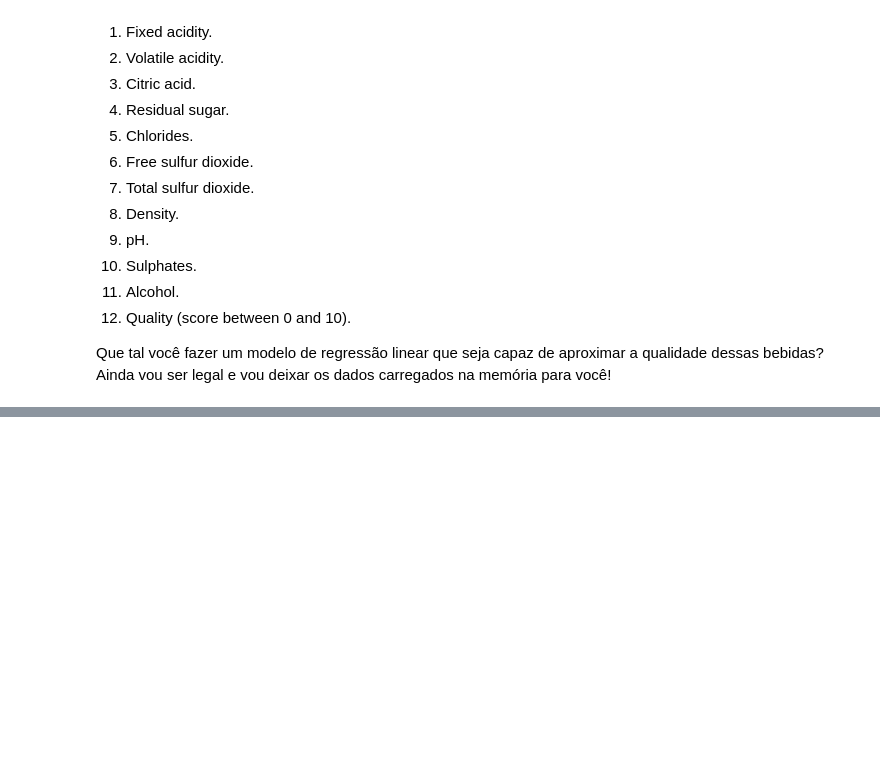
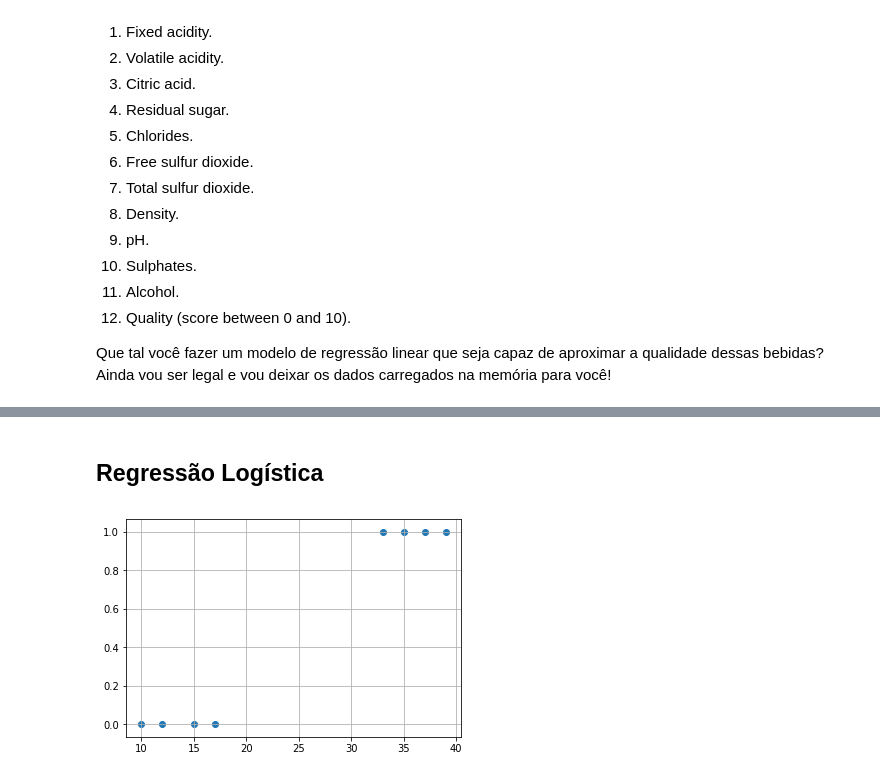
Before and after one commit to InsightLab/imersao-ciencia-de-dados, a Jupyter notebook: 2019/04-Modelos_Lineares/Modelos Lineares.ipynb, the cells around one changed output, grey strips where cells are left out. Drawn from its saved outputs; the diff is of its cells as text; code cells hidden in the pictures; blank space fills up the shorter version.

Commit message:
Adicionando células sobre Regressão Logística

```diff
--- a/2019/04-Modelos_Lineares/Modelos Lineares.ipynb
+++ b/2019/04-Modelos_Lineares/Modelos Lineares.ipynb
@@ -106,0 +136,10 @@ data.head()
+# %% [markdown]
+## Regressão Logística
+# %%
+M = np.array([[10],[12],[15],[17], [33],[35],[37],[39]])
+V = np.array([0,0,0,0,1,1,1,1])
+
+plt.scatter(M, V)
+plt.grid()
+# %% [output]
+[figure, added]
```
Also changed, not shown: parts of 17 cells of this notebook, 1 other file.
